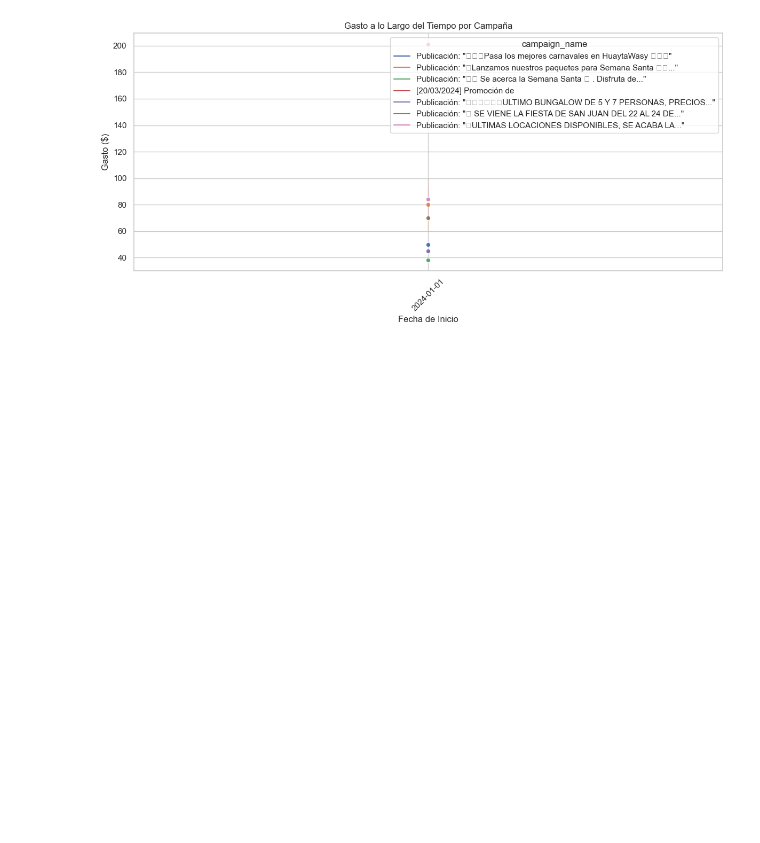
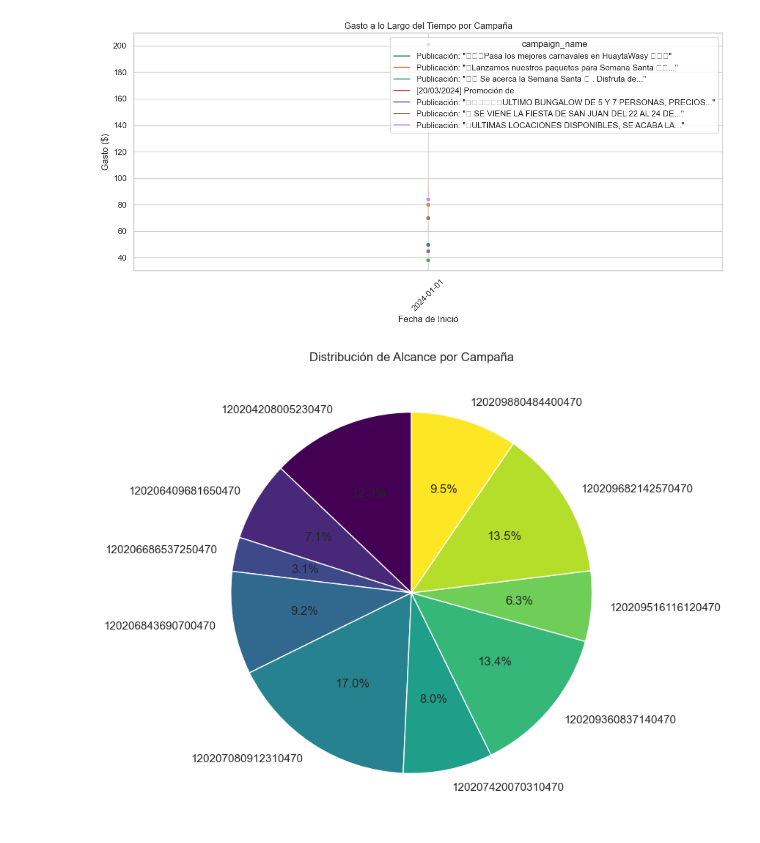
Before and after one commit to Fer-2/Api_Facebook, a Jupyter notebook: Fb_datos .ipynb, the cells around one changed output. Cells and saved outputs as stored; diff of their text form; code cells hidden in the pictures; blank space fills up the shorter version.

```diff
--- a/Fb_datos .ipynb
+++ b/Fb_datos .ipynb
@@ -223,3 +208,25 @@ Campaña 2024
 8	Publicación: "🔴ULTIMAS LOCACIONES DISPONIBLES, SE ACABA LA..."
 9	Publicación: "🔴ULTIMAS LOCACIONES DISPONIBLES, SE ACABA LA..."
 10	Publicación: "🔴ULTIMAS LOCACIONES DISPONIBLES, SE ACABA LA..."
+# %%
+import pandas as pd
+import matplotlib.pyplot as plt
+import seaborn as sns
+
+# Cargar datos desde CSV
+data = pd.read_csv('insights.csv')
+
+# Configurar estilo de seaborn
+sns.set(style='whitegrid')
+
+# Gráfico de pastel para distribución de alcance
+alcance_por_campaña = data.groupby('campaign_id')['reach'].sum()
+
+plt.figure(figsize=(8, 8))
+alcance_por_campaña.plot.pie(autopct='%1.1f%%', startangle=90, cmap='viridis')
+
+plt.title('Distribución de Alcance por Campaña')
+plt.ylabel('')
+plt.show()
+# %% [output]
+[figure, added]
```
Also changed, not shown: parts of 2 cells of this notebook.
